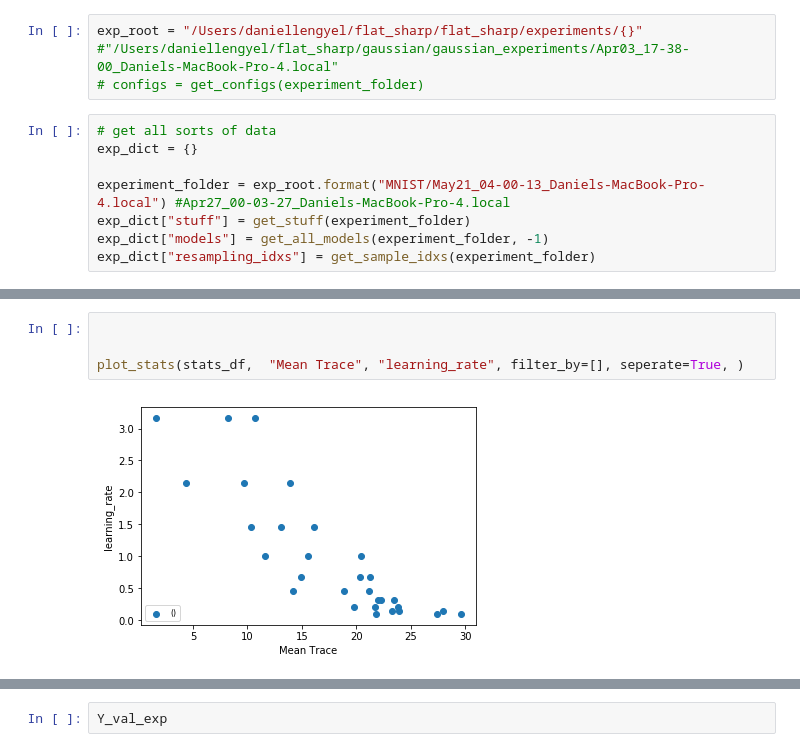
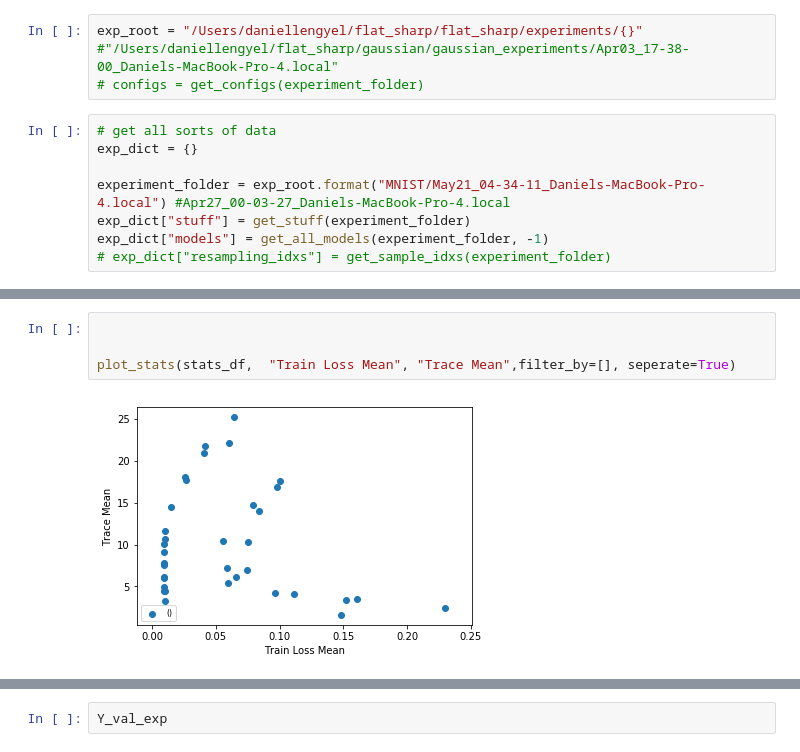
Before and after one commit to daniellengyel/flat_sharp, a Jupyter notebook: flat_sharp/Analysis.ipynb, the cells around one changed output, grey strips where cells are left out. Cells and saved outputs as stored; diff of their text form.

```diff
--- a/flat_sharp/Analysis.ipynb
+++ b/flat_sharp/Analysis.ipynb
@@ -138,10 +138,10 @@ exp_root = "/Users/daniellengyel/flat_sharp/flat_sharp/experiments/{}" #"/Users/
 # get all sorts of data
 exp_dict = {}
 
-experiment_folder = exp_root.format("MNIST/May21_04-00-13_Daniels-MacBook-Pro-4.local") #Apr27_00-03-27_Daniels-MacBook-Pro-4.local
+experiment_folder = exp_root.format("MNIST/May21_04-34-11_Daniels-MacBook-Pro-4.local") #Apr27_00-03-27_Daniels-MacBook-Pro-4.local
 exp_dict["stuff"] = get_stuff(experiment_folder)
 exp_dict["models"] = get_all_models(experiment_folder, -1)
-exp_dict["resampling_idxs"] = get_sample_idxs(experiment_folder)
+# exp_dict["resampling_idxs"] = get_sample_idxs(experiment_folder)
 # %% [output]
 Getting tsne.
 Error: tsne could not be found
@@ -189,6 +239,6 @@ stats_df.sort_values(by="Mean Test Acc", ascending=False)
 # %%
 
 
-plot_stats(stats_df,  "Mean Trace", "learning_rate", filter_by=[], seperate=True, )
+plot_stats(stats_df,  "Train Loss Mean", "Trace Mean",filter_by=[], seperate=True)
 # %% [output]
-[figure, old version]
+[figure, new version]
```
Also changed, not shown: parts of 12 cells of this notebook, 4 other files.
